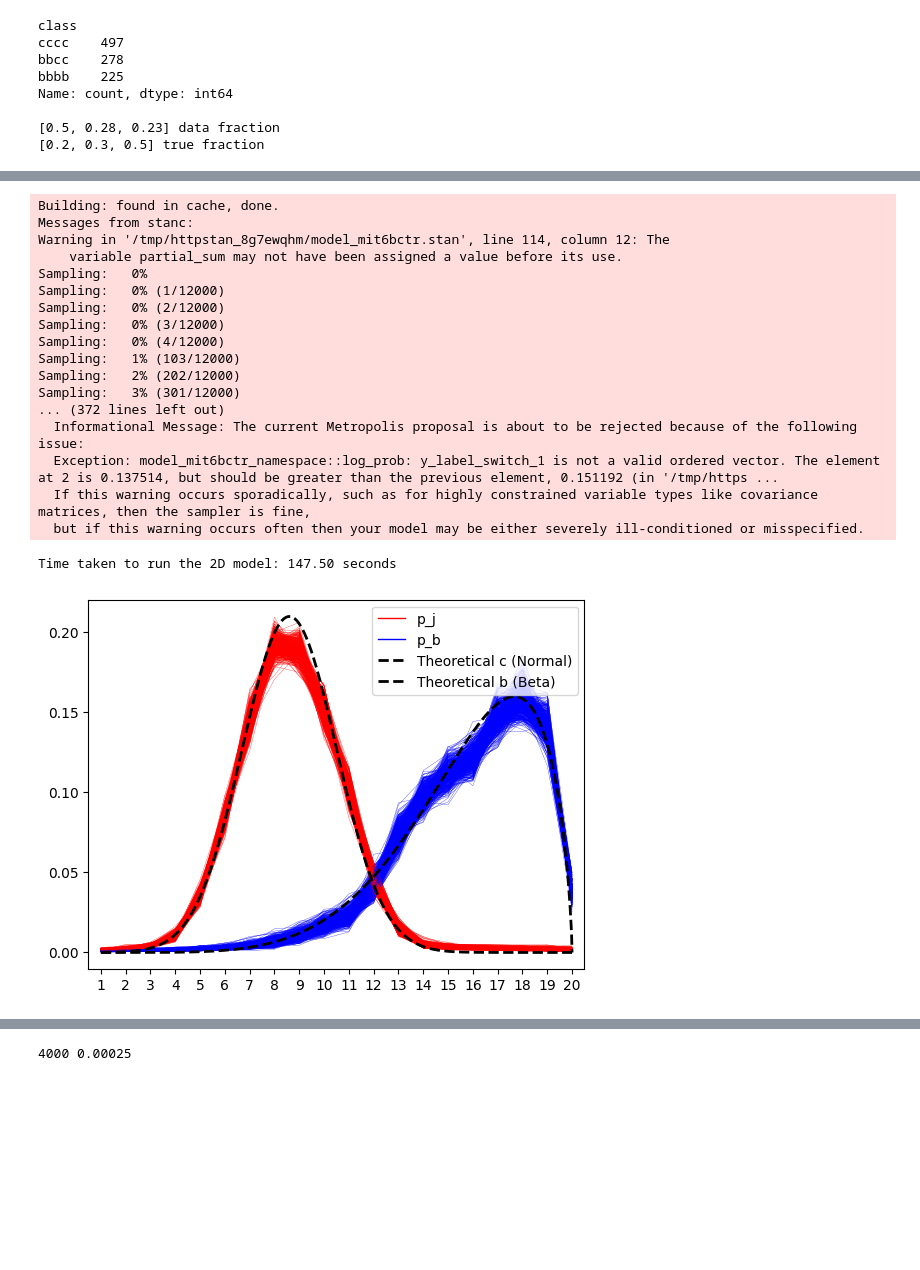
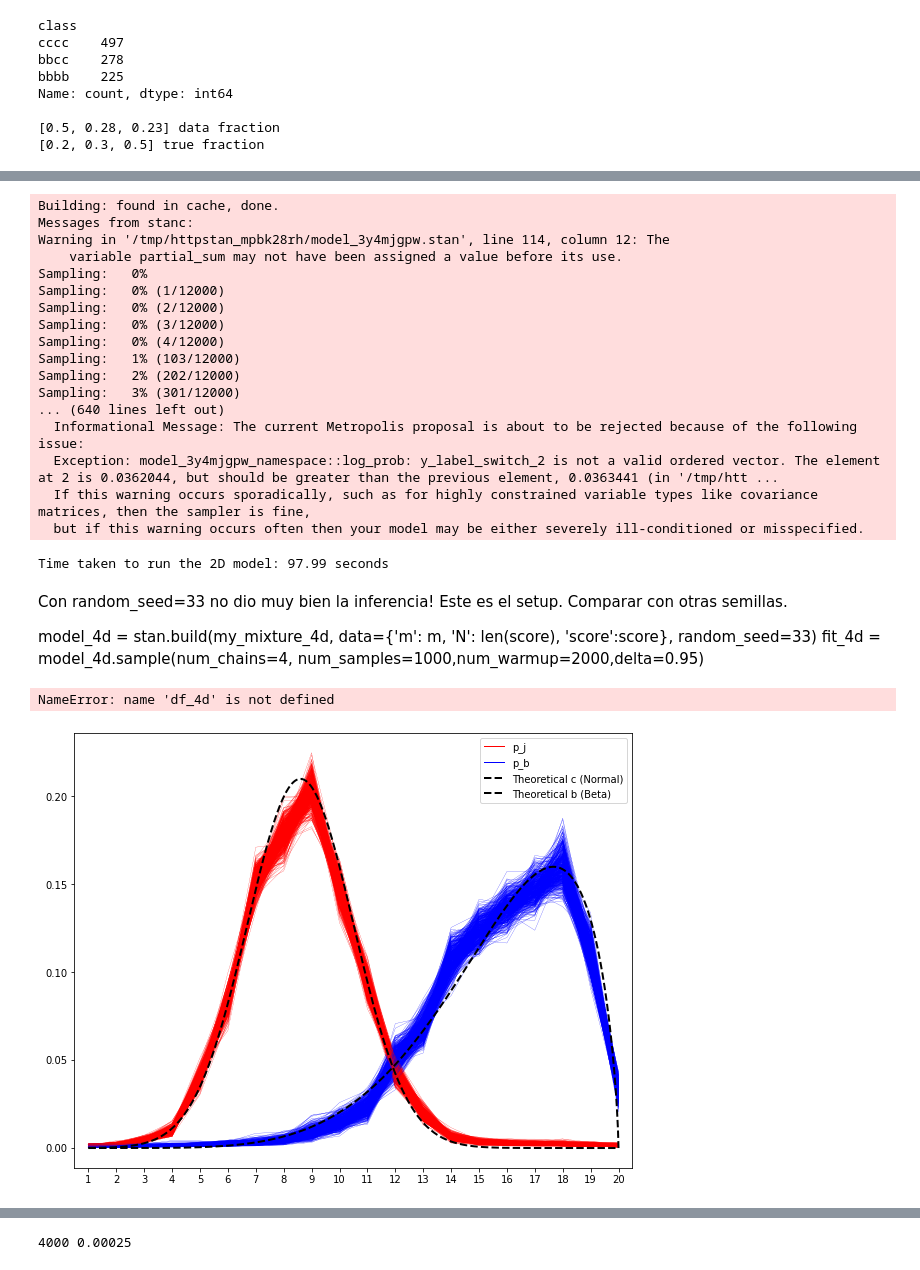
Before and after one commit to TomasBedac/tesis-bayes, a Jupyter notebook: 4D with 2 individual components and 3 classes.ipynb, the cells around one changed output, grey strips where cells are left out. Drawn from its saved outputs; the diff is of its cells as text; code cells hidden in the pictures; blank space fills up the shorter version.

```diff
--- a/4D with 2 individual components and 3 classes.ipynb
+++ b/4D with 2 individual components and 3 classes.ipynb
@@ -327,8 +352,8 @@ model {
 start_time_4d = time.time()
 
 # Build and sample from the 2D mixture model
-model_4d = stan.build(my_mixture_4d, data={'m': m, 'N': len(score), 'score':score}, random_seed=33)
-fit_4d = model_4d.sample(num_chains=4, num_samples=1000,num_warmup=2000)
+model_4d = stan.build(my_mixture_4d, data={'m': m, 'N': len(score), 'score':score}, random_seed=19)
+fit_4d = model_4d.sample(num_chains=4, num_samples=1000,num_warmup=1000,delta=0.95)
 df_4d = fit_4d.to_frame()
 
 # Stop the timer
@@ -342,7 +367,7 @@ print(f"Time taken to run the 2D model: {elapsed_time_4d:.2f} seconds")
 # %% [output]
 Building: found in cache, done.
 Messages from stanc:
-Warning in '/tmp/httpstan_8g7ewqhm/model_mit6bctr.stan', line 114, column 12: The
+Warning in '/tmp/httpstan_mpbk28rh/model_3y4mjgpw.stan', line 114, column 12: The
     variable partial_sum may not have been assigned a value before its use.
 Sampling:   0%
 Sampling:   0% (1/12000)
@@ -352,47 +377,55 @@ Sampling:   0% (4/12000)
 Sampling:   1% (103/12000)
 Sampling:   2% (202/12000)
 Sampling:   3% (301/12000)
-... (372 lines left out)
+... (640 lines left out)
   Informational Message: The current Metropolis proposal is about to be rejected because of the following issue:
-  Exception: model_mit6bctr_namespace::log_prob: y_label_switch_1 is not a valid ordered vector. The element at 2 is 0.137514, but should be greater than the previous element, 0.151192 (in '/tmp/https ...
+  Exception: model_3y4mjgpw_namespace::log_prob: y_label_switch_2 is not a valid ordered vector. The element at 2 is 0.0362044, but should be greater than the previous element, 0.0363441 (in '/tmp/htt ...
   If this warning occurs sporadically, such as for highly constrained variable types like covariance matrices, then the sampler is fine,
   but if this warning occurs often then your model may be either severely ill-conditioned or misspecified.
-Time taken to run the 2D model: 147.50 seconds
+Time taken to run the 2D model: 97.99 seconds
+# %% [markdown]
+Con random_seed=33 no dio muy bien la inferencia! Este es el setup. Comparar con otras semillas.
+
+model_4d = stan.build(my_mixture_4d, data={'m': m, 'N': len(score), 'score':score}, random_seed=33)
+fit_4d = model_4d.sample(num_chains=4, num_samples=1000,num_warmup=2000,delta=0.95)
 # %%
 df_ordenado = df_4d.sort_values(by='lp__', ascending=False)
 #df_ordenado[:5]
+# %% [output]
+NameError: name 'df_4d' is not defined
 # %%
+plt.figure(figsize=[10,8])
 #Normalizing and plotting inferred distributions
 for i in range(500):
     # Extract the p_c and p_b values for the current sample
     p_c_values = np.array([df_ordenado.iloc[i]['p_c.' + str(x)] for x in range(1, 21)])
     p_b_values = np.array([df_ordenado.iloc[i]['p_b.' + str(x)] for x in range(1, 21)])
     # Normalize the values
     p_c_values_normalized = p_c_values / p_c_values.sum()
     p_b_values_normalized = p_b_values / p_b_values.sum()
 
     # Plot the normalized curves
     if i == 0:
         plt.plot(range(1, 21), p_c_values_normalized,lw=1, color='red', label='p_j')
         plt.plot(range(1, 21), p_b_values_normalized, lw=1,color='blue', label='p_b')
 
     else:
         plt.plot(range(1, 21), p_c_values_normalized, lw=0.2,color='red')
         plt.plot(range(1, 21), p_b_values_normalized, lw=0.2,color='blue')
 
 
 # Plot the rescaled theoretical distributions
 plt.plot(x_rescaled, pdf_c_rescaled, ls='--', lw=2, label='Theoretical c (Normal)', color='black')
 plt.plot(x_rescaled, pdf_b_rescaled, ls='--', lw=2, label='Theoretical b (Beta)', color='black')
 
 
 #plt.hist(rescaled_data['s1'],bins=np.arange(1,m+2)-0.5,density=True,label='Real data')
 
 plt.xticks(np.arange(1,m+1))
 plt.xlim(1-0.5,m+0.5)
 plt.legend()
 #plt.grid(alpha=0.5)
 plt.show()
 # %% [output]
-[figure, old version]
+[figure, new version]
 # %%
```
Also changed, not shown: parts of 19 cells of this notebook, 23 other files.
